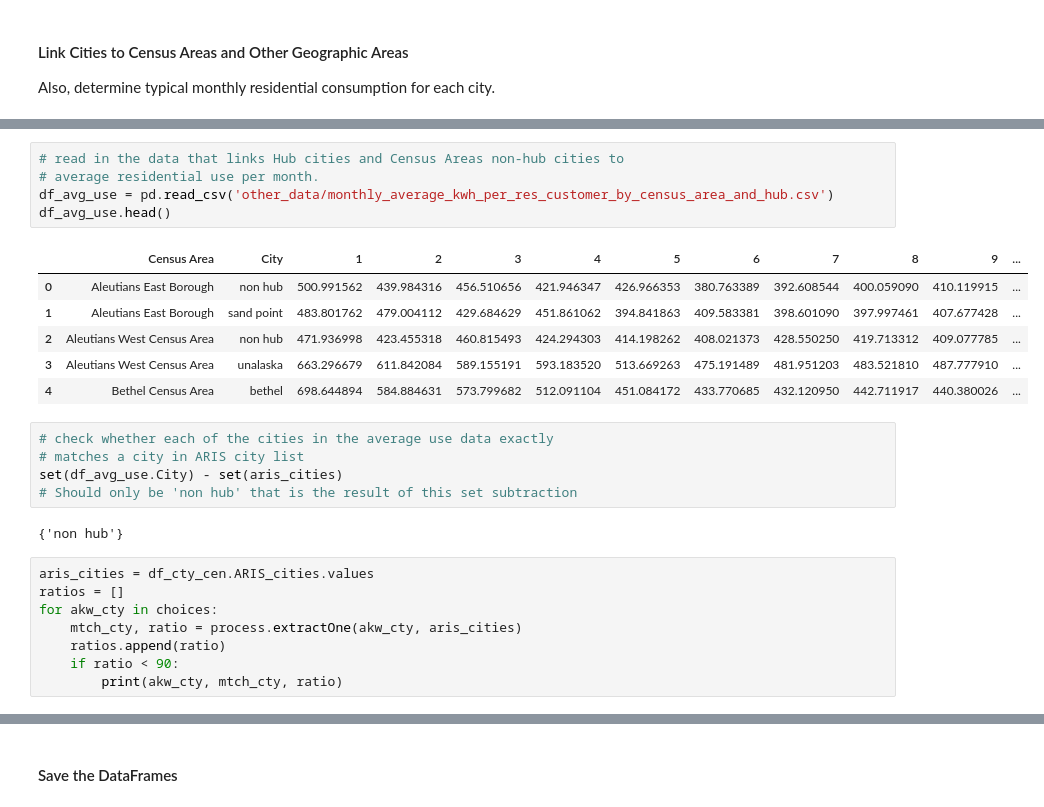
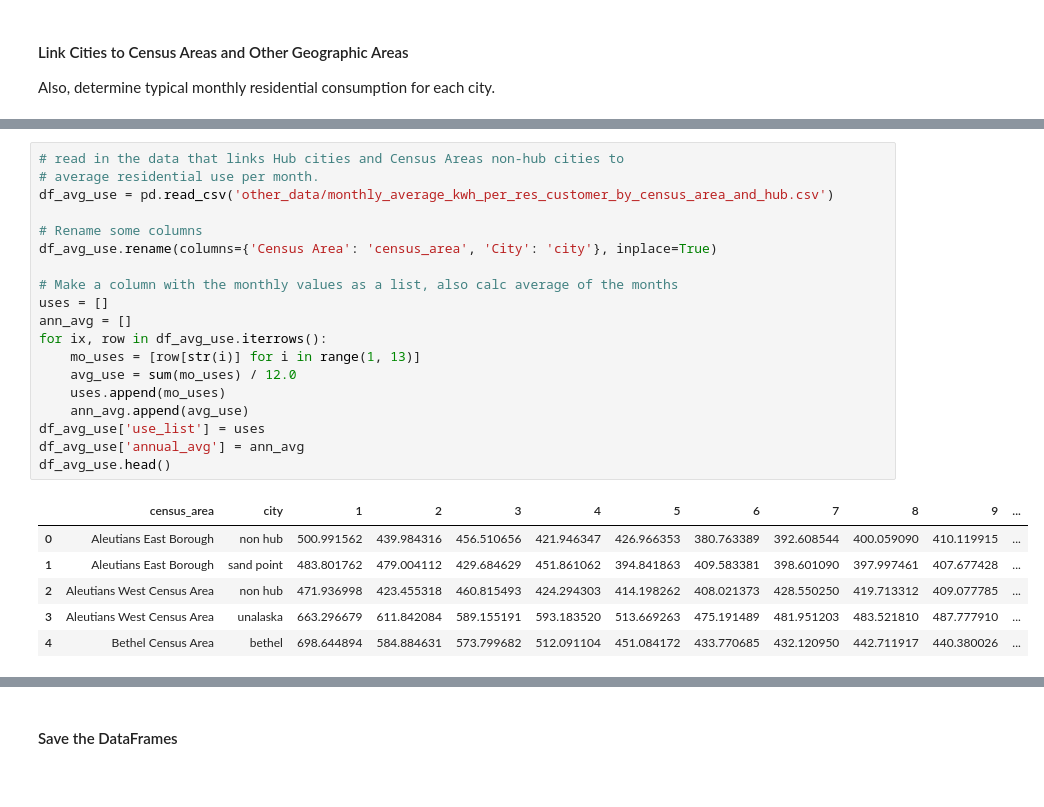
Before and after one commit to RobertLJordan/ak-energy-admin, a Jupyter notebook: ak-energy-data-admin.ipynb, the cells around one changed output, grey strips where cells are left out. Cells and saved outputs as stored; diff of their text form; blank space fills up the shorter version.

```diff
--- a/ak-energy-data-admin.ipynb
+++ b/ak-energy-data-admin.ipynb
@@ -258,27 +315,26 @@ df_city_to_census.head()
 # %%
 # read in the data that links Hub cities and Census Areas non-hub cities to
 # average residential use per month.
 df_avg_use = pd.read_csv('other_data/monthly_average_kwh_per_res_customer_by_census_area_and_hub.csv')
+
+# Rename some columns
+df_avg_use.rename(columns={'Census Area': 'census_area', 'City': 'city'}, inplace=True)
+
+# Make a column with the monthly values as a list, also calc average of the months
+uses = []
+ann_avg = []
+for ix, row in df_avg_use.iterrows():
+    mo_uses = [row[str(i)] for i in range(1, 13)]
+    avg_use = sum(mo_uses) / 12.0
+    uses.append(mo_uses)
+    ann_avg.append(avg_use)
+df_avg_use['use_list'] = uses
+df_avg_use['annual_avg'] = ann_avg
 df_avg_use.head()
 # %% [output]
-|  | Census Area | City | 1 | 2 | 3 | 4 | 5 | 6 | 7 | 8 | 9 | ... |
+|  | census_area | city | 1 | 2 | 3 | 4 | 5 | 6 | 7 | 8 | 9 | ... |
 | 0 | Aleutians East Borough | non hub | 500.991562 | 439.984316 | 456.510656 | 421.946347 | 426.966353 | 380.763389 | 392.608544 | 400.059090 | 410.119915 | ... |
 | 1 | Aleutians East Borough | sand point | 483.801762 | 479.004112 | 429.684629 | 451.861062 | 394.841863 | 409.583381 | 398.601090 | 397.997461 | 407.677428 | ... |
 | 2 | Aleutians West Census Area | non hub | 471.936998 | 423.455318 | 460.815493 | 424.294303 | 414.198262 | 408.021373 | 428.550250 | 419.713312 | 409.077785 | ... |
 | 3 | Aleutians West Census Area | unalaska | 663.296679 | 611.842084 | 589.155191 | 593.183520 | 513.669263 | 475.191489 | 481.951203 | 483.521810 | 487.777910 | ... |
 | 4 | Bethel Census Area | bethel | 698.644894 | 584.884631 | 573.799682 | 512.091104 | 451.084172 | 433.770685 | 432.120950 | 442.711917 | 440.380026 | ... |
-# %%
-# check whether each of the cities in the average use data exactly
-# matches a city in ARIS city list
-set(df_avg_use.City) - set(aris_cities)
-# Should only be 'non hub' that is the result of this set subtraction
-# %% [output]
-{'non hub'}
-# %%
-aris_cities = df_cty_cen.ARIS_cities.values
-ratios = []
-for akw_cty in choices:
-    mtch_cty, ratio = process.extractOne(akw_cty, aris_cities)
-    ratios.append(ratio)
-    if ratio < 90:
-        print(akw_cty, mtch_cty, ratio)
```
Also changed, not shown: parts of 10 cells of this notebook, 5 other files.
